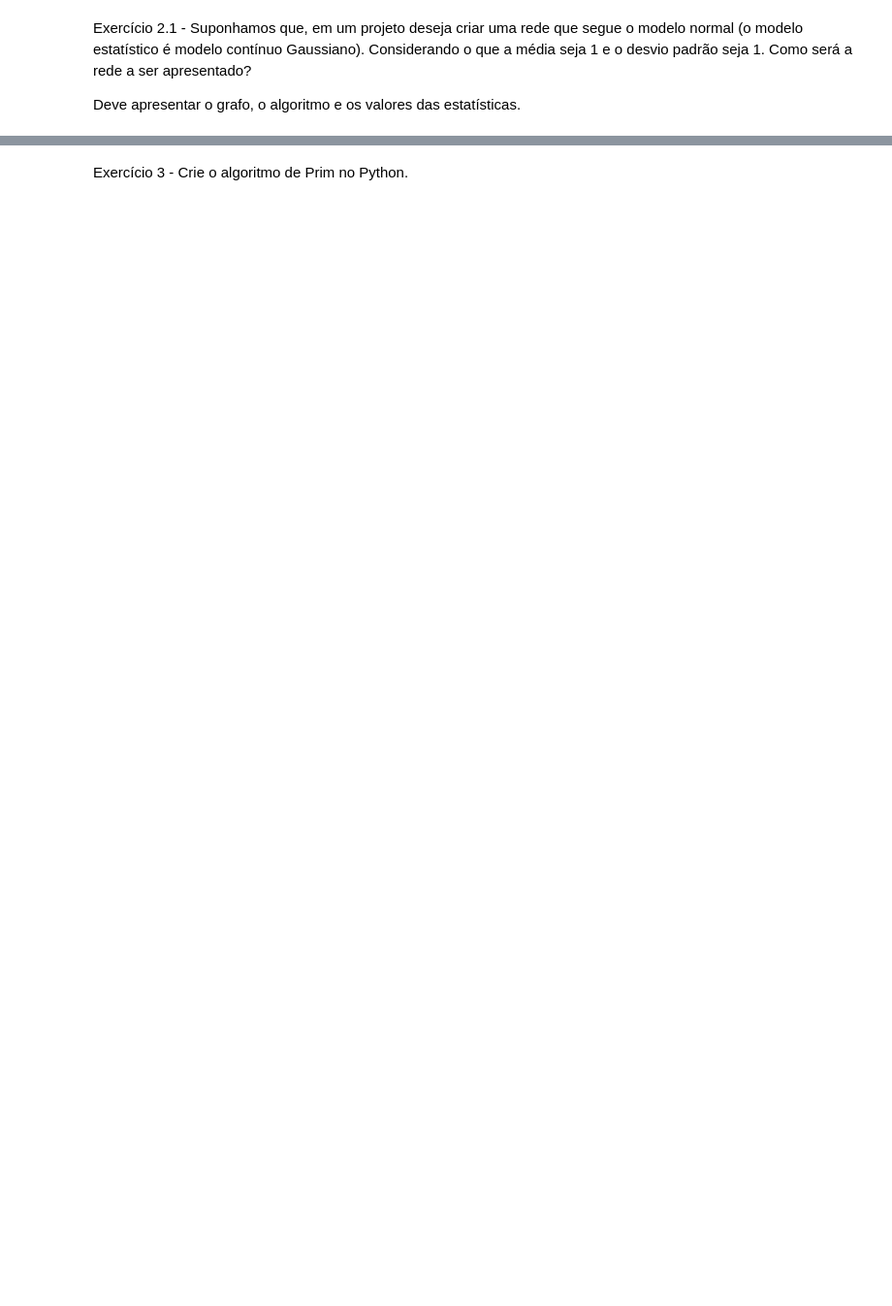
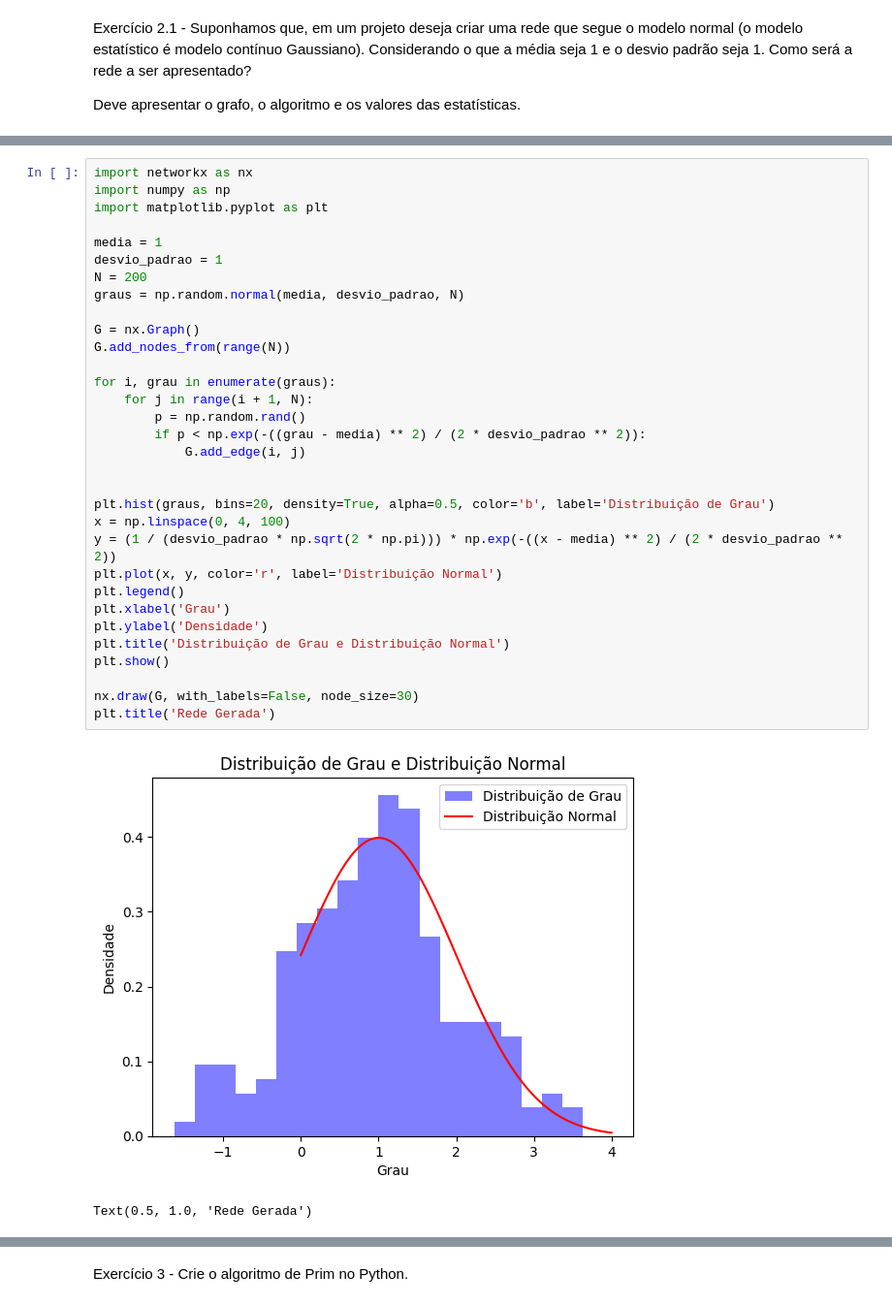
Before and after one commit to HigorG26/college-graph-exercises, a Jupyter notebook: AC4/AC.ipynb, the cells around one changed output, grey strips where cells are left out. Shown at 97% size. Drawn from its saved outputs; the diff is of its cells as text; blank space fills up the shorter version.

```diff
--- a/AC4/AC.ipynb
+++ b/AC4/AC.ipynb
@@ -148,0 +116,35 @@ KeyboardInterrupt:
+# %%
+import networkx as nx
+import numpy as np
+import matplotlib.pyplot as plt
+
+media = 1
+desvio_padrao = 1
+N = 200
+graus = np.random.normal(media, desvio_padrao, N)
+
+G = nx.Graph()
+G.add_nodes_from(range(N))
+
+for i, grau in enumerate(graus):
+    for j in range(i + 1, N):
+        p = np.random.rand()
+        if p < np.exp(-((grau - media) ** 2) / (2 * desvio_padrao ** 2)):
+            G.add_edge(i, j)
+
+
+plt.hist(graus, bins=20, density=True, alpha=0.5, color='b', label='Distribuição de Grau')
+x = np.linspace(0, 4, 100)
+y = (1 / (desvio_padrao * np.sqrt(2 * np.pi))) * np.exp(-((x - media) ** 2) / (2 * desvio_padrao ** 2))
+plt.plot(x, y, color='r', label='Distribuição Normal')
+plt.legend()
+plt.xlabel('Grau')
+plt.ylabel('Densidade')
+plt.title('Distribuição de Grau e Distribuição Normal')
+plt.show()
+
+nx.draw(G, with_labels=False, node_size=30)
+plt.title('Rede Gerada')
+# %% [output]
+[figure, added]
+Text(0.5, 1.0, 'Rede Gerada')
```
Also changed, not shown: parts of 5 cells of this notebook, 1 other file.
